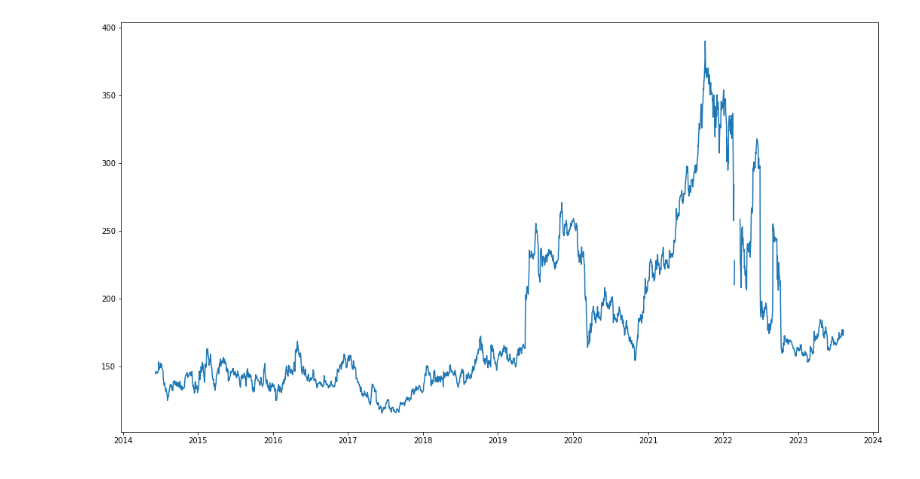
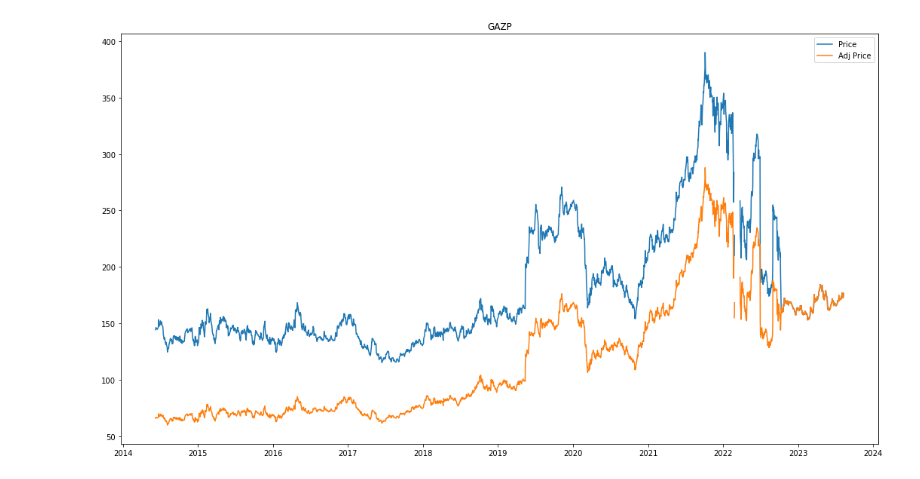
Before and after one commit to a-golovachev/python-trading-project, a Jupyter notebook: MoexDataParser.ipynb, the cells around one changed output. Drawn from its saved outputs; the diff is of its cells as text; code cells hidden in the pictures.

Commit message:
Addedadjusted prices

```diff
--- a/MoexDataParser.ipynb
+++ b/MoexDataParser.ipynb
@@ -39,15 +39,17 @@ def merge_quotes(security, start, end):
         tmp = retrieve_quotes(security, start, end)
         quotes = pd.concat([quotes, tmp])
         last = quotes['TRADEDATE'].to_list()[-1]
+    quotes.reset_index(inplace = True)
+    quotes.drop(columns = ['index'], inplace = True)
+    quotes.set_index('TRADEDATE', inplace = True)
     return quotes
 
 def validate_dividends(divs, quotes):
     new_vals = []
     for i in range(len(divs)):
         date = divs.iloc[i]['registryclosedate']
-        tmp = quotes.loc[date - timedelta(days = 5): date + timedelta(days = 5)]
-        pre_div = tmp.loc[:date - timedelta(days = 2)].iloc[-1]['HIGH']
-        post_div = tmp.loc[date - timedelta(days = 1):].iloc[0]['LOW']
+        pre_div = quotes.loc[:date - timedelta(days = 2)].iloc[-1]['HIGH']
+        post_div = quotes.loc[date - timedelta(days = 1):].iloc[0]['LOW']
         if (pre_div - post_div) < (divs.iloc[i]['value'] / 2):
             new_vals.append(0)
         else:
@@ -55,13 +57,15 @@ def validate_dividends(divs, quotes):
     divs['value'] = new_vals
 
 def calculate_adjusted_prices(divs, quotes):
+    price_mults = np.ones(len(quotes))
+    for i in range(len(divs)):
+        date = divs.iloc[i]['registryclosedate']
+        close = quotes.loc[:date - timedelta(days = 2)].iloc[-1]['CLOSE']
+        new_mult = (close - divs.iloc[i]['value']) / close
+        price_mults *= np.where(quotes.index >=
+                           (divs.iloc[i]['registryclosedate'] - timedelta(days = 1)), 1, new_mult)
+    quotes['ADJ_CLOSE'] = quotes['CLOSE'] * price_mults
 # %%
 divs = retrieve_dividends('GAZP')
 # %%
 data = merge_quotes('GAZP', '2014-01-01', '2023-08-10')
-
-data.reset_index(inplace = True)
-
-data.drop(columns = ['index'], inplace = True)
-
-data.set_index('TRADEDATE', inplace = True)
@@ -68,10 +76,13 @@ data.set_index('TRADEDATE', inplace = True)
 # %%
 import matplotlib.pylab as plt
 
 fig = plt.figure(figsize = (18, 10))
 
-plt.plot(data['TRADEDATE'], data['CLOSE'])
+plt.title('GAZP')
+plt.plot(data['CLOSE'], label = 'Price')
+plt.plot(data['ADJ_CLOSE'], label = 'Adj Price')
+plt.legend()
 
 plt.show()
 # %% [output]
-[figure, old version]
+[figure, new version]
```
Also changed, not shown: parts of 5 cells of this notebook.
